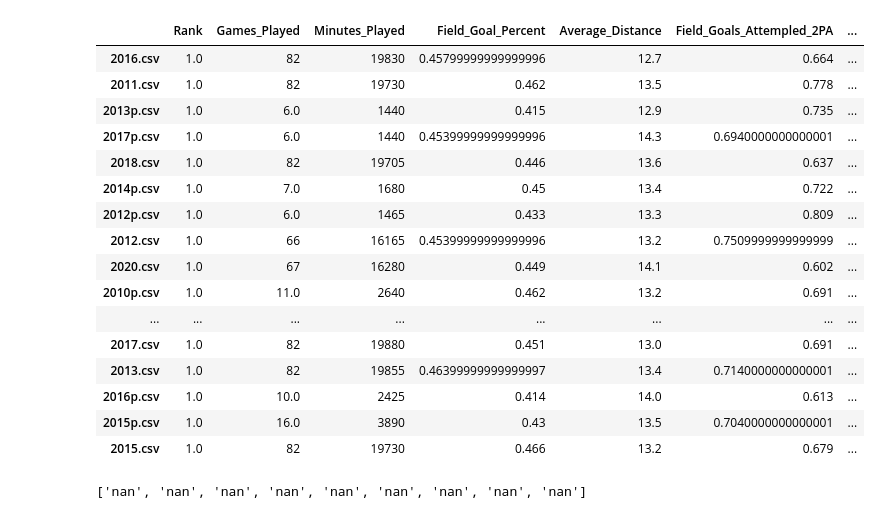
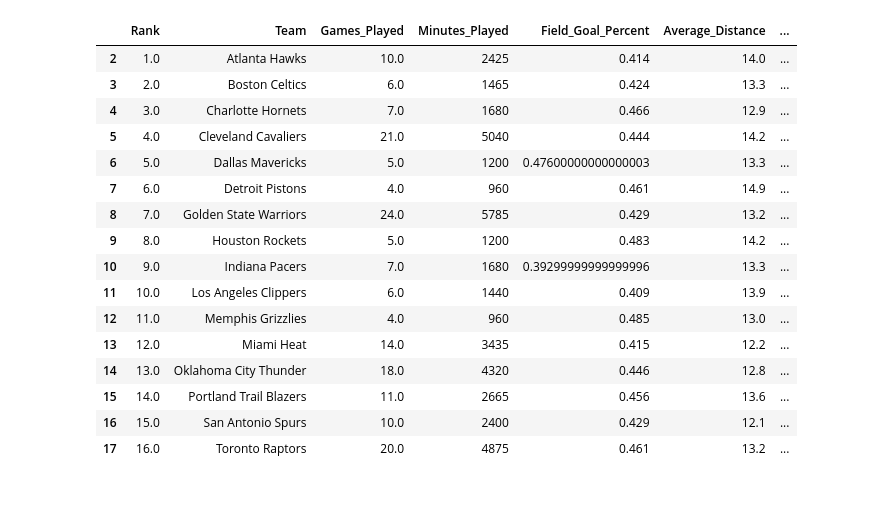
Before and after one commit to olincollege/NBA_MoreyBall_Analysis, a Jupyter notebook: test.ipynb, the cells around one changed output. Saved outputs shown, nothing was run; the diff lists cells and outputs as text; code cells hidden in the pictures.

```diff
--- a/test.ipynb
+++ b/test.ipynb
@@ -1,27 +1,23 @@
 # %%
 from data_analysis import *
 
 #season_full_data("2010.csv")
-team_summary("Atlanta Hawks")
+season_full_data(2016, True)
 # %% [output]
-|  | Rank | Games_Played | Minutes_Played | Field_Goal_Percent | Average_Distance | Field_Goals_Attempled_2PA | ... |
-| 2016.csv | 1.0 | 82 | 19830 | 0.45799999999999996 | 12.7 | 0.664 | ... |
-| 2011.csv | 1.0 | 82 | 19730 | 0.462 | 13.5 | 0.778 | ... |
-| 2013p.csv | 1.0 | 6.0 | 1440 | 0.415 | 12.9 | 0.735 | ... |
-| 2017p.csv | 1.0 | 6.0 | 1440 | 0.45399999999999996 | 14.3 | 0.6940000000000001 | ... |
-| 2018.csv | 1.0 | 82 | 19705 | 0.446 | 13.6 | 0.637 | ... |
-| 2014p.csv | 1.0 | 7.0 | 1680 | 0.45 | 13.4 | 0.722 | ... |
-| 2012p.csv | 1.0 | 6.0 | 1465 | 0.433 | 13.3 | 0.809 | ... |
-| 2012.csv | 1.0 | 66 | 16165 | 0.45399999999999996 | 13.2 | 0.7509999999999999 | ... |
-| 2020.csv | 1.0 | 67 | 16280 | 0.449 | 14.1 | 0.602 | ... |
-| 2010p.csv | 1.0 | 11.0 | 2640 | 0.462 | 13.2 | 0.691 | ... |
-| ... | ... | ... | ... | ... | ... | ... | ... |
-| 2017.csv | 1.0 | 82 | 19880 | 0.451 | 13.0 | 0.691 | ... |
-| 2013.csv | 1.0 | 82 | 19855 | 0.46399999999999997 | 13.4 | 0.7140000000000001 | ... |
-| 2016p.csv | 1.0 | 10.0 | 2425 | 0.414 | 14.0 | 0.613 | ... |
-| 2015p.csv | 1.0 | 16.0 | 3890 | 0.43 | 13.5 | 0.7040000000000001 | ... |
-| 2015.csv | 1.0 | 82 | 19730 | 0.466 | 13.2 | 0.679 | ... |
+|  | Rank | Team | Games_Played | Minutes_Played | Field_Goal_Percent | Average_Distance | ... |
+| 2 | 1.0 | Atlanta Hawks | 10.0 | 2425 | 0.414 | 14.0 | ... |
+| 3 | 2.0 | Boston Celtics | 6.0 | 1465 | 0.424 | 13.3 | ... |
+| 4 | 3.0 | Charlotte Hornets | 7.0 | 1680 | 0.466 | 12.9 | ... |
+| 5 | 4.0 | Cleveland Cavaliers | 21.0 | 5040 | 0.444 | 14.2 | ... |
+| 6 | 5.0 | Dallas Mavericks | 5.0 | 1200 | 0.47600000000000003 | 13.3 | ... |
+| 7 | 6.0 | Detroit Pistons | 4.0 | 960 | 0.461 | 14.9 | ... |
+| 8 | 7.0 | Golden State Warriors | 24.0 | 5785 | 0.429 | 13.2 | ... |
+| 9 | 8.0 | Houston Rockets | 5.0 | 1200 | 0.483 | 14.2 | ... |
+| 10 | 9.0 | Indiana Pacers | 7.0 | 1680 | 0.39299999999999996 | 13.3 | ... |
+| 11 | 10.0 | Los Angeles Clippers | 6.0 | 1440 | 0.409 | 13.9 | ... |
+| 12 | 11.0 | Memphis Grizzlies | 4.0 | 960 | 0.485 | 13.0 | ... |
+| 13 | 12.0 | Miami Heat | 14.0 | 3435 | 0.415 | 12.2 | ... |
+| 14 | 13.0 | Oklahoma City Thunder | 18.0 | 4320 | 0.446 | 12.8 | ... |
+| 15 | 14.0 | Portland Trail Blazers | 11.0 | 2665 | 0.456 | 13.6 | ... |
+| 16 | 15.0 | San Antonio Spurs | 10.0 | 2400 | 0.429 | 12.1 | ... |
+| 17 | 16.0 | Toronto Raptors | 20.0 | 4875 | 0.461 | 13.2 | ... |
-# %%
-['nan']* 9
-# %% [output]
-['nan', 'nan', 'nan', 'nan', 'nan', 'nan', 'nan', 'nan', 'nan']
```
Also changed, not shown: parts of 3 cells of this notebook, 3 other files.
